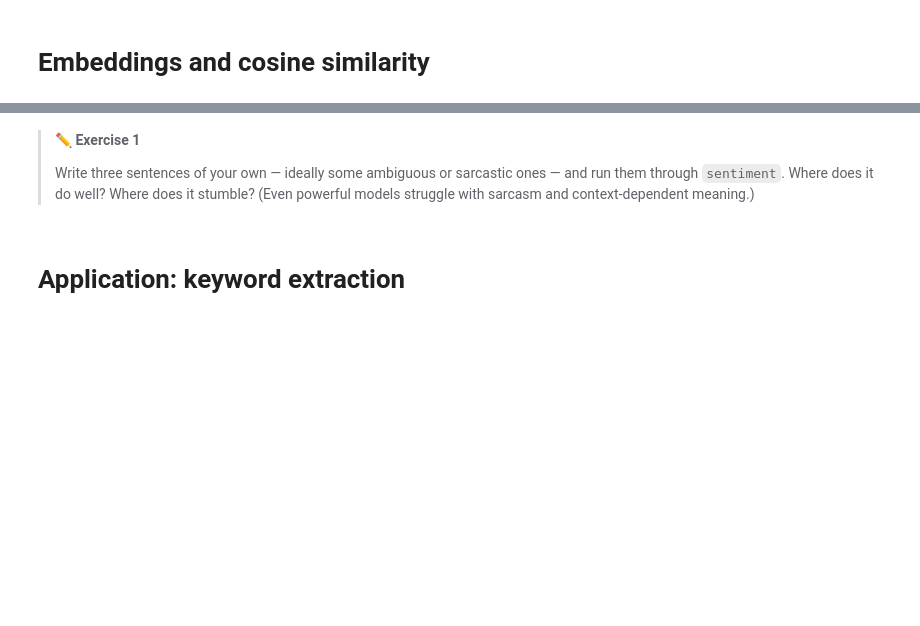
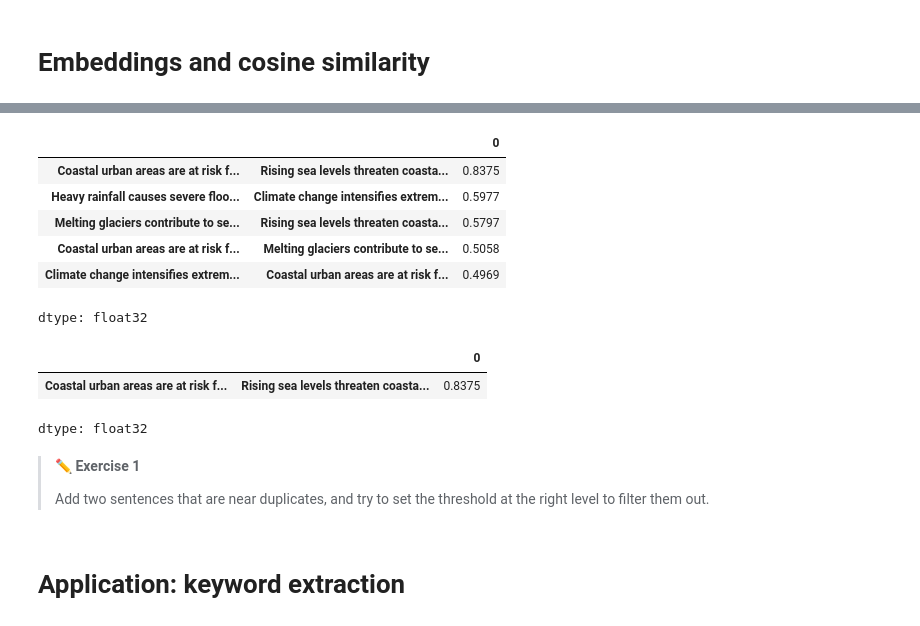
Before and after one commit to denisejroth/bags-vectors-transformers, a Jupyter notebook: SentenceTransformers/notebooks/1_sent_transf_exercises.ipynb, the cells around one changed output, grey strips where cells are left out. Cells and saved outputs as stored; diff of their text form; code cells hidden in the pictures; blank space fills up the shorter version.

```diff
--- a/SentenceTransformers/notebooks/1_sent_transf_exercises.ipynb
+++ b/SentenceTransformers/notebooks/1_sent_transf_exercises.ipynb
@@ -167,10 +263,12 @@ simdf
 # %%
 simdf_unstacked = simdf.unstack().sort_values(ascending=False)
-simdf_unstacked = simdf_unstacked[simdf_unstacked < 1]
-simdf_unstacked.drop_duplicates().head(5)
+simdf_unstacked = simdf_unstacked[simdf_unstacked < 1].drop_duplicates()
+simdf_unstacked.head(5)
+# %% [output]
+|  |  | 0 |
+| Coastal urban areas are at risk f... | Rising sea levels threaten coasta... | 0.8375 |
+| Heavy rainfall causes severe floo... | Climate change intensifies extrem... | 0.5977 |
+| Melting glaciers contribute to se... | Rising sea levels threaten coasta... | 0.5797 |
+| Coastal urban areas are at risk f... | Melting glaciers contribute to se... | 0.5058 |
+| Climate change intensifies extrem... | Coastal urban areas are at risk f... | 0.4969 |
+dtype: float32
-# %% [markdown]
-> **✏️ Exercise 1**
->
-> Write three sentences of your own — ideally some ambiguous or sarcastic ones — and run them
-> through `sentiment`. Where does it do well? Where does it stumble? (Even powerful models
-> struggle with sarcasm and context-dependent meaning.)
@@ -179,3 +275,16 @@ simdf_unstacked.drop_duplicates().head(5)
+# %%
+threshold = 0.8
+simdf_unstacked[simdf_unstacked > threshold]
+# %% [output]
+|  |  | 0 |
+| Coastal urban areas are at risk f... | Rising sea levels threaten coasta... | 0.8375 |
+dtype: float32
+# %% [markdown]
+> **✏️ Exercise 1**
+>
+> Add two sentences that are near duplicates, and try
+> to set the threshold at the right level to filter
+> them out.
 # %% [markdown]
 # Application: keyword extraction
 # %%
```
Also changed, not shown: parts of 80 cells of this notebook.
